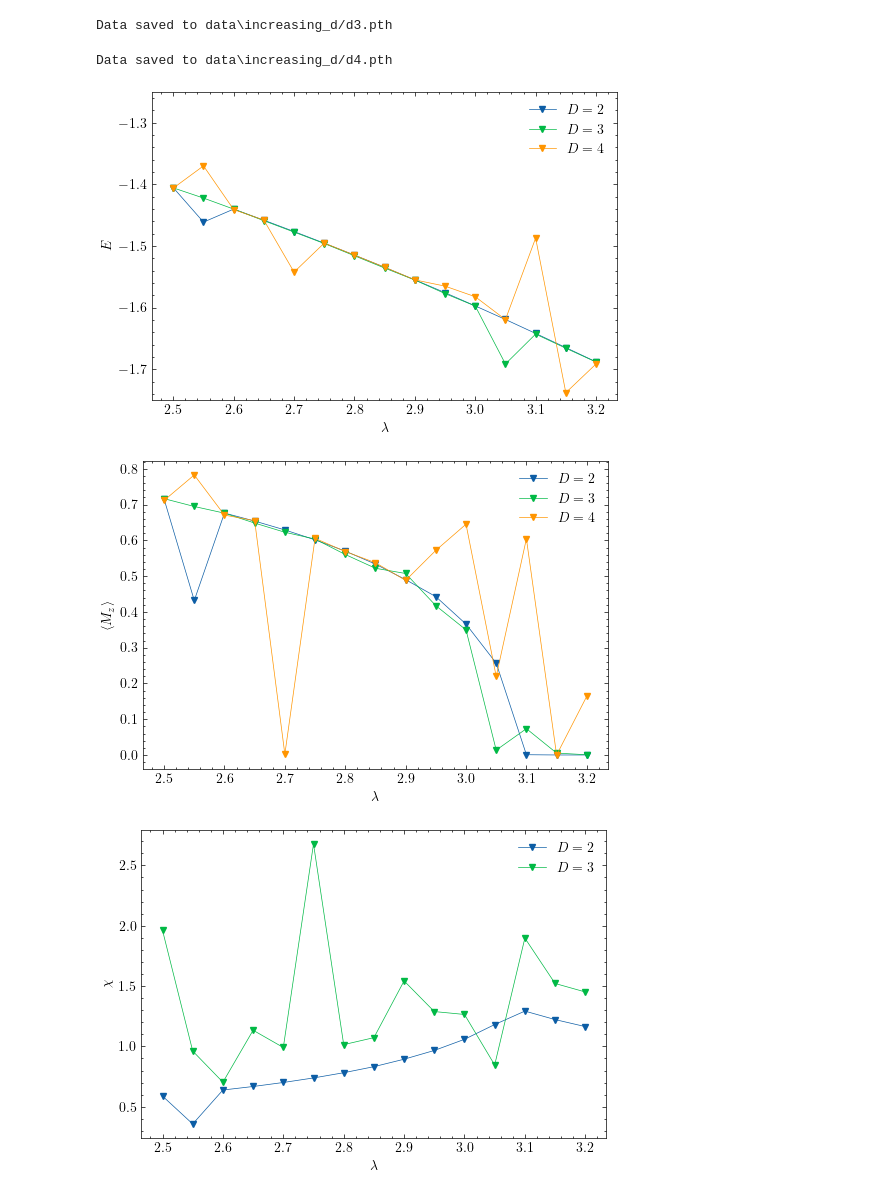
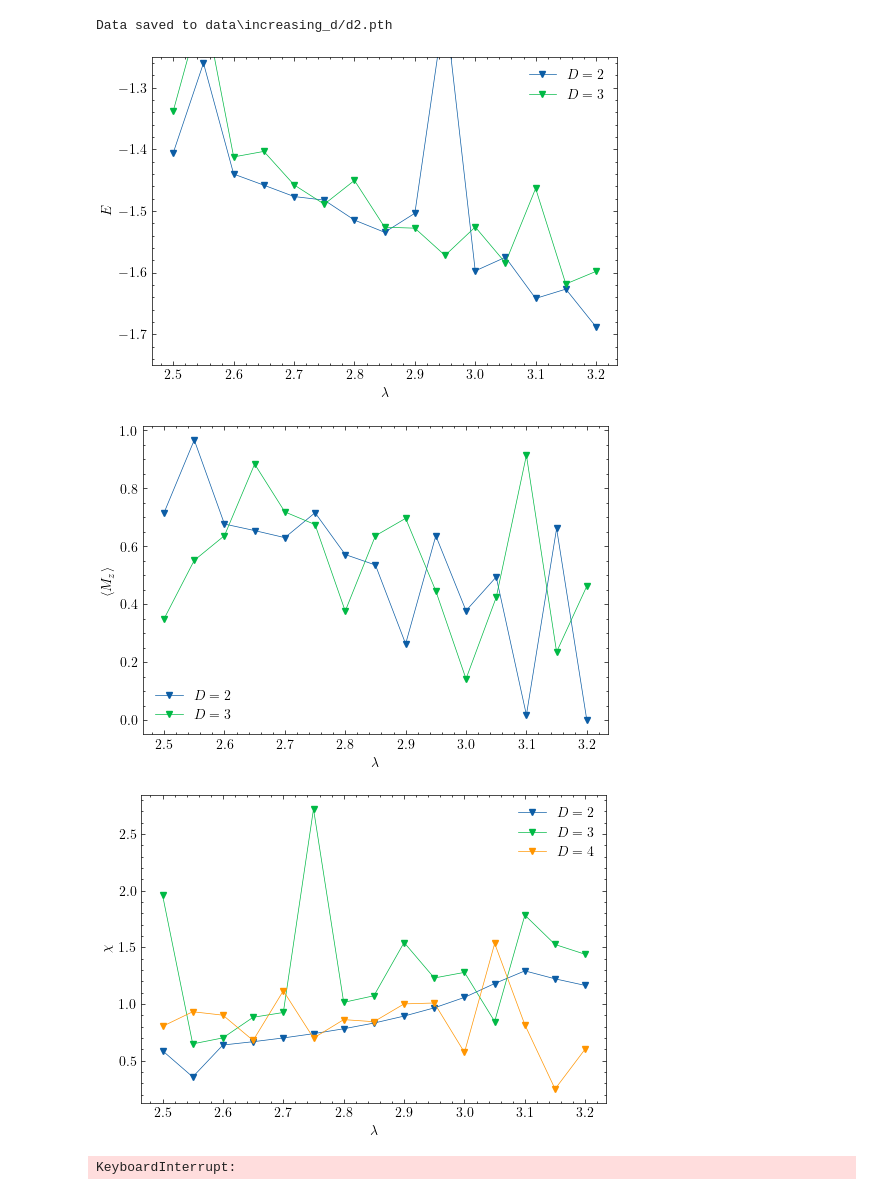
Before and after one commit to DerkNiessink/PEPSFlow, a Jupyter notebook: analysis/increasing_D.ipynb, the cells around one changed output. Saved outputs shown, nothing was run; the diff lists cells and outputs as text; code cells hidden in the pictures.

```diff
--- a/analysis/increasing_D.ipynb
+++ b/analysis/increasing_D.ipynb
@@ -10,20 +10,19 @@ from pepsflow.models.observables import Observables
 # %%
 lambda_values = [lam for lam in np.arange(2.5, 3.2, 0.05)]
 
-chi = 4
-d_vals = [3, 4]
+chi = 8
+d_vals = [2]
 for d in d_vals:
-    trainer = iPEPSTrainer(chi = chi, d = d, gpu=False, data_fn = f"data/increasing_d/d{d}.pth")
-    trainer.exe(lambda_values, epochs=40, max_iter=50, lr = 0.1, perturbation=1e-3)
+    trainer = iPEPSTrainer(chi = chi, d = d, gpu=False, data_fn=f"data/increasing_d/d{d}.pth",)
+    trainer.exe(lambda_values, epochs=50, max_iter=50, lr=0.1, perturbation=0)
     trainer.save_data(fn = f"increasing_d/d{d}")
 # %% [output]
-Data saved to data\increasing_d/d3.pth
+Data saved to data\increasing_d/d2.pth
-Data saved to data\increasing_d/d4.pth
 # %%
 plt.figure(figsize=(6, 4))
 
 
-for d in [2, 3, 4]:
+for d in [2, 3]:
 
     data = torch.load(f"data/increasing_d/d{d}.pth", weights_only=False)
     lambda_values = data.keys()
@@ -42,30 +41,30 @@ plt.ylabel(r"$E$")
 plt.ylim(-1.75, -1.25)
 plt.show()
 # %% [output]
-[figure, old version]
+[figure, new version]
 # %%
 plt.figure(figsize=(6, 4))
 
 
-for d in [2, 3, 4]:
+for d in [2, 3 ]:
 
     data = torch.load(f"data/increasing_d/d{d}.pth", weights_only=False)
     lambda_values = data.keys()
     Mz, energies, xi = [], [], []
     for lam in lambda_values:
         E, C, T = data[lam].forward()
         A = data[lam].params[data[lam].map]
         energies.append(E.detach().cpu().numpy())
         Mz.append(abs(Observables.M(A, C, T)[2].detach().cpu().numpy()))
 
     plt.plot(lambda_values, Mz, 'v-', markersize=4, linewidth=0.5, label = f"$D={d}$")
 
 plt.legend()
 plt.xlabel(r"$\lambda$")
 plt.ylabel(r"$\langle M_z \rangle$")
 plt.show()
 # %% [output]
-[figure, old version]
+[figure, new version]
 # %%
 plt.figure(figsize=(6, 4))
 
@@ -89,4 +88,14 @@ plt.xlabel(r"$\lambda$")
 plt.ylabel(r"$\chi$")
 plt.show()
 # %% [output]
-[figure, old version]
+[figure, new version]
+# %%
+lambda_values = [lam for lam in np.arange(2.5, 3.2, 0.05)]
+
+chi = 16
+d = 3
+trainer = iPEPSTrainer(chi = chi, d = d, gpu=False, data_fn=f"data/increasing_d/d{d}.pth",)
+trainer.exe(lambda_values, epochs=5, use_prev=False, max_iter=15, lr=1, runs=5)
+trainer.save_data(fn = f"increasing_d/d{d}")
+# %% [output]
+KeyboardInterrupt:
```
Also changed, not shown: parts of 1 cell of this notebook, 11 other files.
